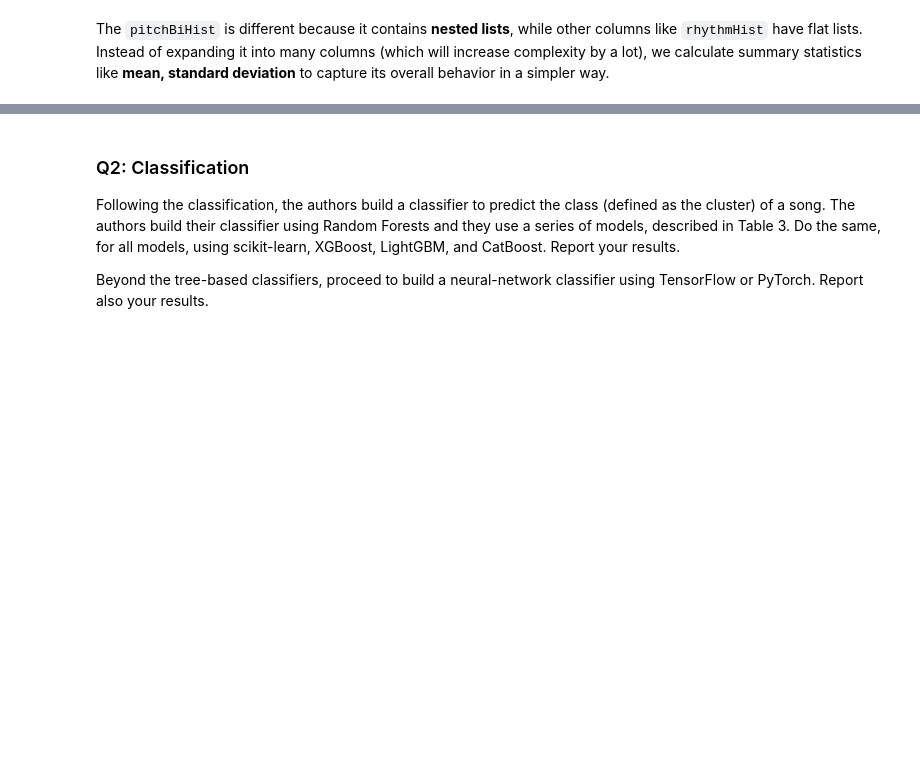
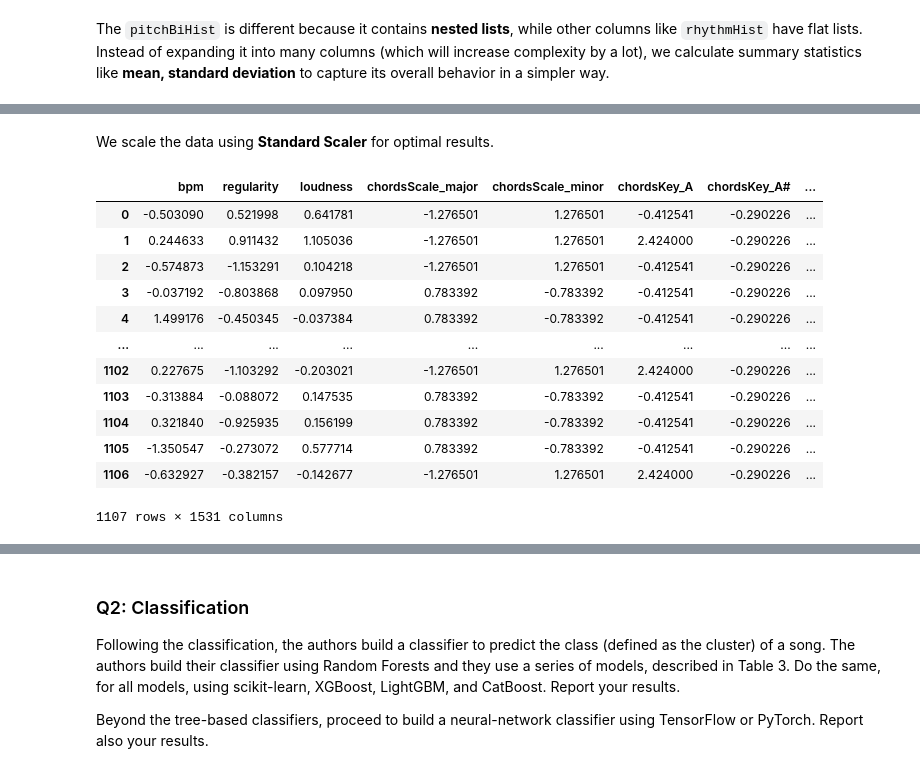
Before and after one commit to miketheofan/msc-in-data-science, a Jupyter notebook: pepmusic_assignment.ipynb, the cells around one changed output, grey strips where cells are left out. Saved outputs shown, nothing was run; the diff lists cells and outputs as text; code cells hidden in the pictures; blank space fills up the shorter version.

```diff
--- a/pepmusic_assignment.ipynb
+++ b/pepmusic_assignment.ipynb
@@ -193,0 +196,26 @@ processed_df
+# %% [markdown]
+We scale the data using **Standard Scaler** for optimal results.
+# %%
+scaler = StandardScaler()
+scaled_df = scaler.fit_transform(processed_df)
+
+scaled_df = pd.DataFrame(
+  scaled_df,
+  index=processed_df.index,
+  columns=processed_df.columns
+)
+scaled_df
+# %% [output]
+|  | bpm | regularity | loudness | chordsScale_major | chordsScale_minor | chordsKey_A | chordsKey_A# | ... |
+| 0 | -0.503090 | 0.521998 | 0.641781 | -1.276501 | 1.276501 | -0.412541 | -0.290226 | ... |
+| 1 | 0.244633 | 0.911432 | 1.105036 | -1.276501 | 1.276501 | 2.424000 | -0.290226 | ... |
+| 2 | -0.574873 | -1.153291 | 0.104218 | -1.276501 | 1.276501 | -0.412541 | -0.290226 | ... |
+| 3 | -0.037192 | -0.803868 | 0.097950 | 0.783392 | -0.783392 | -0.412541 | -0.290226 | ... |
+| 4 | 1.499176 | -0.450345 | -0.037384 | 0.783392 | -0.783392 | -0.412541 | -0.290226 | ... |
+| ... | ... | ... | ... | ... | ... | ... | ... | ... |
+| 1102 | 0.227675 | -1.103292 | -0.203021 | -1.276501 | 1.276501 | 2.424000 | -0.290226 | ... |
+| 1103 | -0.313884 | -0.088072 | 0.147535 | 0.783392 | -0.783392 | -0.412541 | -0.290226 | ... |
+| 1104 | 0.321840 | -0.925935 | 0.156199 | 0.783392 | -0.783392 | -0.412541 | -0.290226 | ... |
+| 1105 | -1.350547 | -0.273072 | 0.577714 | 0.783392 | -0.783392 | -0.412541 | -0.290226 | ... |
+| 1106 | -0.632927 | -0.382157 | -0.142677 | -1.276501 | 1.276501 | 2.424000 | -0.290226 | ... |
+1107 rows × 1531 columns
```
Also changed, not shown: parts of 7 cells of this notebook.
